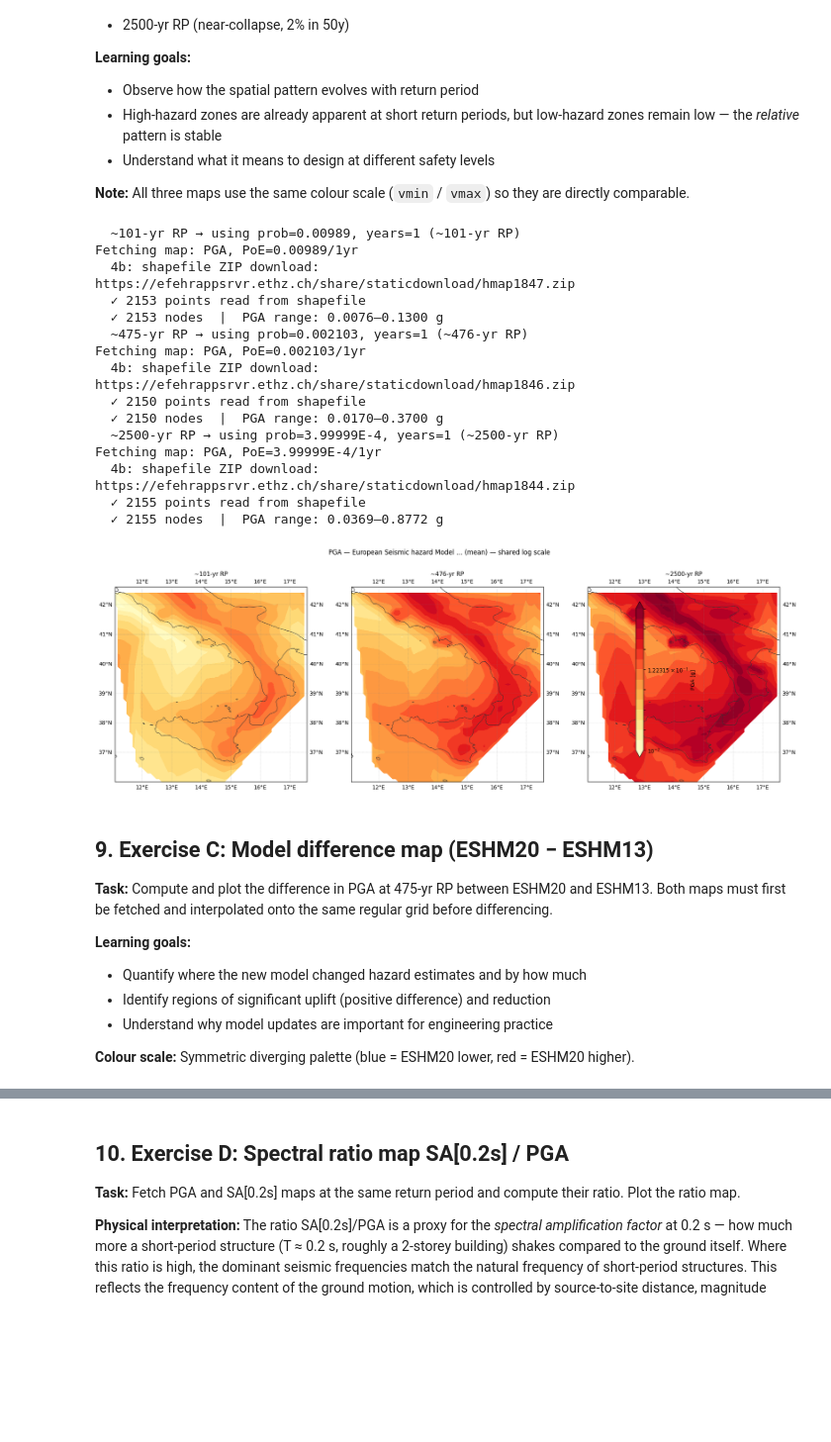
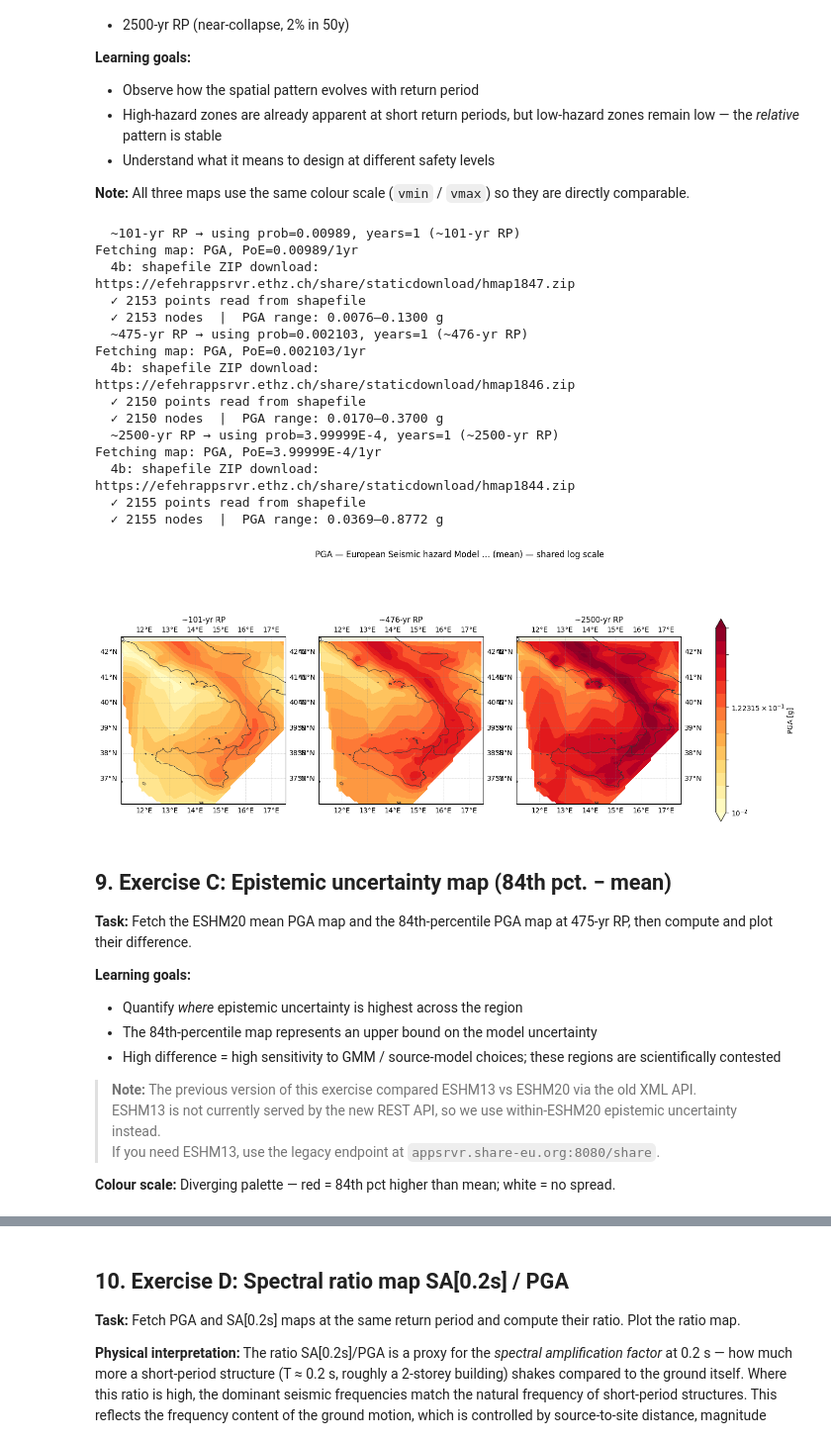
Before and after one commit to sehr-group/efehr-hazard-notebooks, a Jupyter notebook: notebooks/03_hazard_maps.ipynb, the cells around one changed output, grey strips where cells are left out. Shown at 99% size. Saved outputs shown, nothing was run; the diff lists cells and outputs as text; code cells hidden in the pictures; blank space fills up the shorter version.

```diff
--- a/notebooks/03_hazard_maps.ipynb
+++ b/notebooks/03_hazard_maps.ipynb
@@ -1009,36 +971,6 @@ Fetching map: PGA, PoE=0.002103/1yr
 
 **Note:** All three maps use the same colour scale (`vmin` / `vmax`) so they are directly comparable.
 # %%
-# ── Helper: resolve PoE from MAP_POES probe or config fallback ──────────
-def resolve_poe(model_name, target_rp=475):
-    """
-    Return (poe_prob, poe_years) for the closest return period to target_rp.
-    Reads from MAP_POES (populated by the probe cell) if available, else from config.
-    """
-    import math
-    poes = MAP_POES.get(model_name, [])
-    if not poes and config:
-        # Fallback: read from hazard_config.yaml
-        for m in config['available_models']:
-            if m['name'] == model_name:
-                poes = m['parameters'].get('poes', [])
-                break
-    if not poes:
-        return None, None
-    # Find closest to target return period
-    best, best_diff = poes[0], float('inf')
-    for p in poes:
-        try:
-            ar = float(p["prob"]) if float(p["years"]) == 1 else (
-                 -math.log(1 - float(p["prob"])) / float(p["years"]))
-            rp = 1 / ar if ar > 0 else 1e9
-            if abs(rp - target_rp) < best_diff:
-                best_diff = abs(rp - target_rp)
-                best = p
-        except Exception:
-            pass
-    return best['prob'], best['years']
-
 # ============================================================
 #  EXERCISE B — Three return periods, shared colour scale
 # ============================================================
@@ -1064,7 +996,6 @@ else:
         if poe_prob is None:
             print(f'  No PoE found for ~{rp}-yr RP — skipping')
             continue
-        import math
         ar = float(poe_prob) if float(poe_years) == 1 else (
              -math.log(1 - float(poe_prob)) / float(poe_years))
         actual_rp = round(1 / ar)
@@ -1087,45 +1018,50 @@ else:
             fig, axes = plt.subplots(1, ncols, figsize=(6*ncols, 7))
         if ncols == 1: axes = [axes]
 
         cfs = []
         for ax, m in zip(axes, maps_b):
             cf = plot_map(m, title=m['label'],
                           vmin=EX_B['vmin'], vmax=EX_B['vmax'],
                           ax=ax, log_scale=True, show_colorbar=False)
             cfs.append(cf)
         fig.suptitle(f'PGA — {EX_B["model_name"][:30]}… (mean) — shared log scale',
                      fontsize=12)
         plt.colorbar(cfs[-1], ax=axes, label='PGA [g]', shrink=0.75)
-        plt.tight_layout()
+        if not HAS_CARTOPY:
+            plt.tight_layout()
         plt.show()
     else:
-        print('\n→ No maps fetched. Run Cell 11 (debug) to diagnose.')
+        print('\n→ No maps fetched. Run the debug cell to diagnose.')
 # %% [output]
   ~101-yr RP → using prob=0.00989, years=1 (~101-yr RP)
 Fetching map: PGA, PoE=0.00989/1yr
   4b: shapefile ZIP download: https://efehrappsrvr.ethz.ch/share/staticdownload/hmap1847.zip
   ✓ 2153 points read from shapefile
   ✓ 2153 nodes  |  PGA range: 0.0076–0.1300 g
   ~475-yr RP → using prob=0.002103, years=1 (~476-yr RP)
 Fetching map: PGA, PoE=0.002103/1yr
   4b: shapefile ZIP download: https://efehrappsrvr.ethz.ch/share/staticdownload/hmap1846.zip
   ✓ 2150 points read from shapefile
   ✓ 2150 nodes  |  PGA range: 0.0170–0.3700 g
   ~2500-yr RP → using prob=3.99999E-4, years=1 (~2500-yr RP)
 Fetching map: PGA, PoE=3.99999E-4/1yr
   4b: shapefile ZIP download: https://efehrappsrvr.ethz.ch/share/staticdownload/hmap1844.zip
   ✓ 2155 points read from shapefile
   ✓ 2155 nodes  |  PGA range: 0.0369–0.8772 g
-[figure, old version]
+[figure, new version]
 # %% [markdown]
-## 9. Exercise C: Model difference map (ESHM20 − ESHM13)
+## 9. Exercise C: Epistemic uncertainty map (84th pct. − mean)
 
-**Task:** Compute and plot the difference in PGA at 475-yr RP between ESHM20 and ESHM13. Both maps must first be fetched and interpolated onto the same regular grid before differencing.
+**Task:** Fetch the ESHM20 mean PGA map and the 84th-percentile PGA map at 475-yr RP, then compute and plot their difference.
 
 **Learning goals:**
-- Quantify where the new model changed hazard estimates and by how much
-- Identify regions of significant uplift (positive difference) and reduction
-- Understand why model updates are important for engineering practice
+- Quantify *where* epistemic uncertainty is highest across the region
+- The 84th-percentile map represents an upper bound on the model uncertainty
+- High difference = high sensitivity to GMM / source-model choices; these regions are scientifically contested
 
-**Colour scale:** Symmetric diverging palette (blue = ESHM20 lower, red = ESHM20 higher).
+> **Note:** The previous version of this exercise compared ESHM13 vs ESHM20 via the old XML API.
+> ESHM13 is not currently served by the new REST API, so we use within-ESHM20 epistemic uncertainty instead.
+> If you need ESHM13, use the legacy endpoint at `appsrvr.share-eu.org:8080/share`.
+
+**Colour scale:** Diverging palette — red = 84th pct higher than mean; white = no spread.
 # %%
```
Also changed, not shown: parts of 13 cells of this notebook, 6 other files.
